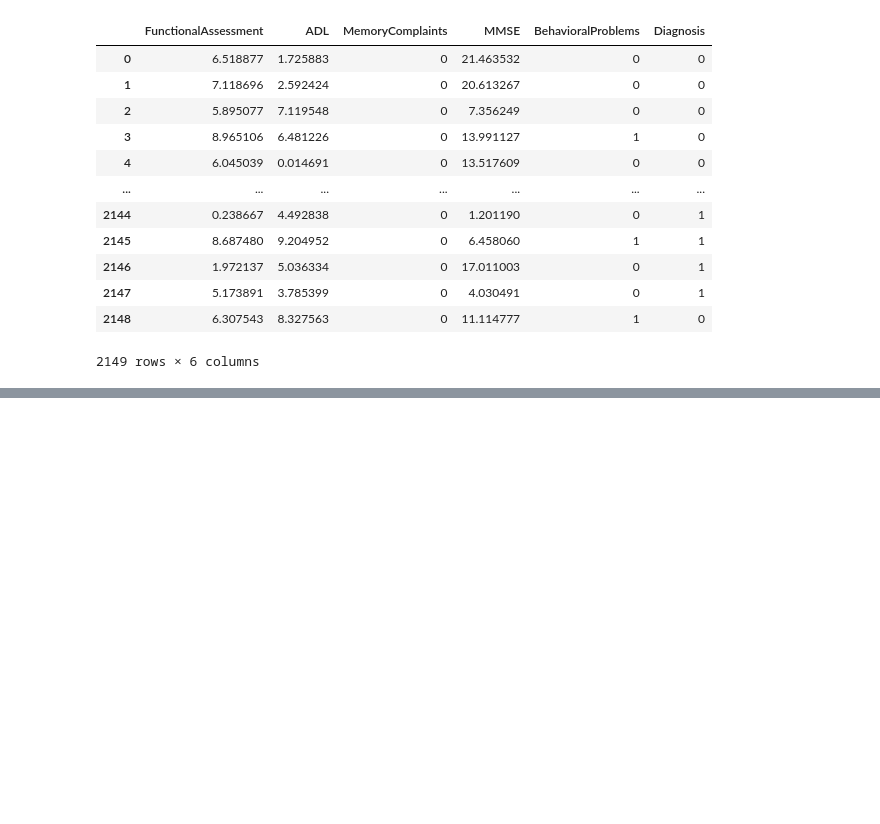
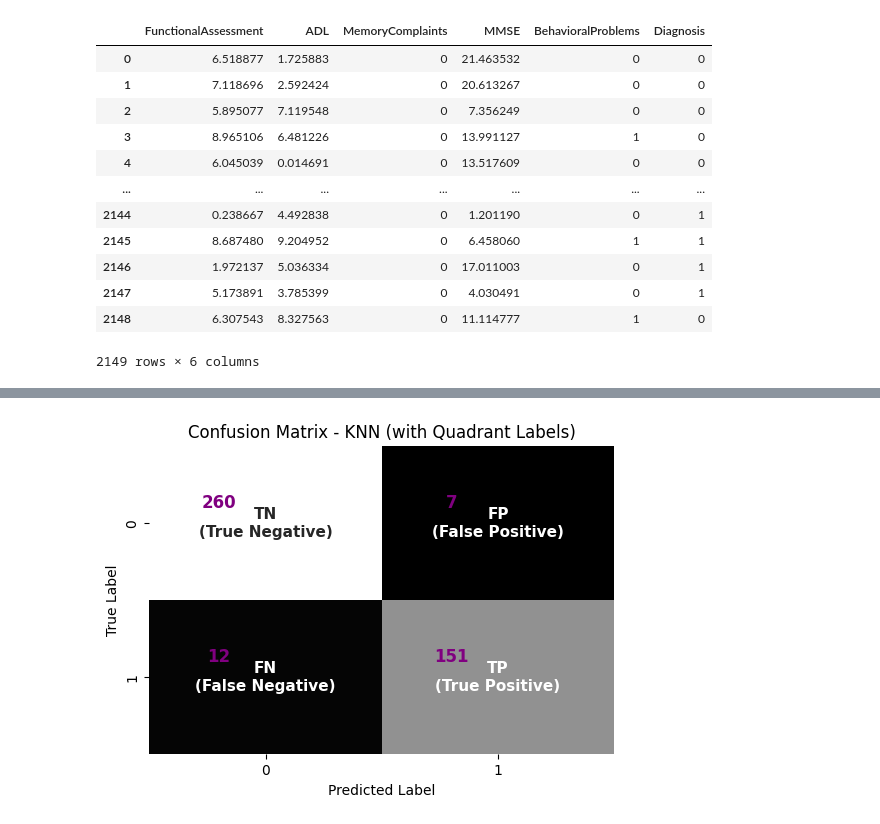
Before and after one commit to juliaalcribeiro/project_w7, a Jupyter notebook: notebook/knn.ipynb, the cells around one changed output, grey strips where cells are left out. Drawn from its saved outputs; the diff is of its cells as text; code cells hidden in the pictures; blank space fills up the shorter version.

```diff
--- a/notebook/knn.ipynb
+++ b/notebook/knn.ipynb
@@ -124,0 +87,73 @@ The accuracy of the model is  85.81%
+# %%
+# 3. Separate features and target
+X = df.drop(columns=["Diagnosis"])
+y = df["Diagnosis"]
+# 4. Split data into training (80%) and testing (20%)
+X_train, X_test, y_train, y_test = train_test_split(
+    X, y, test_size=0.2, random_state=0
+)
+# 5. Standardize features (important for KNN)
+scaler = StandardScaler()
+X_train_scaled = scaler.fit_transform(X_train)
+X_test_scaled = scaler.transform(X_test)
+# ================================================
+# STEP 1 — Cross-Validation (5 folds)
+# ================================================
+# Initialize a simple KNN model
+knn = KNeighborsClassifier(n_neighbors=5)
+# Perform 5-fold cross-validation
+cv_scores = cross_val_score(knn, X_train_scaled, y_train, cv=5)
+print("Cross-Validation Scores:", cv_scores)
+print("Mean CV Accuracy:", cv_scores.mean())
+# ================================================
+# STEP 2 — Grid Search for Hyperparameter Optimization
+# ================================================
+# Define parameter grid
+param_grid = {
+    'n_neighbors': range(3, 21),         # number of neighbors
+    'weights': ['uniform', 'distance'],  # how to weight neighbors
+    'metric': ['euclidean', 'manhattan'] # distance metrics
+}
+# Configure Grid Search with 5-fold CV
+grid = GridSearchCV(
+    KNeighborsClassifier(),
+    param_grid,
+    cv=5,
+    scoring='accuracy',
+    n_jobs=-1,
+    verbose=1
+)
+# Train Grid Search
+grid.fit(X_train_scaled, y_train)
+# Display best parameters and best CV score
+print("\nBest Parameters Found:", grid.best_params_)
+print("Best Cross-Validation Accuracy:", grid.best_score_)
+# ================================================
+# STEP 3 — Evaluate Tuned Model on Test Set
+# ================================================
+# Retrieve best model
+best_knn = grid.best_estimator_
+# Predict on test data
+y_pred = best_knn.predict(X_test_scaled)
+# Evaluate performance
+print("\nTest Accuracy:", accuracy_score(y_test, y_pred))
+print("\nClassification Report:\n", classification_report(y_test, y_pred))
+
+# Generate confusion matrix
+cm = confusion_matrix(y_test, y_pred)
+# Create labeled annotations for each cell
+labels = [
+    ["TN\n(True Negative)", "FP\n(False Positive)"],
+    ["FN\n(False Negative)", "TP\n(True Positive)"]
+]
+plt.figure(figsize=(6,4))
+sns.heatmap(cm, annot=labels, fmt='', cmap="grey", cbar=False, annot_kws={"fontsize":11, "weight":"bold"})
+plt.title("Confusion Matrix - KNN (with Quadrant Labels)")
+plt.xlabel("Predicted Label")
+plt.ylabel("True Label")
+# Optional: Show numeric values on top of text
+for i in range(2):
+    for j in range(2):
+        plt.text(j + 0.3, i + 0.3, f"\n{cm[i, j]}", color="purple", ha='center', va='center', fontsize=12, weight="bold")
+plt.show()
+# %% [output]
@@ -124,0 +178 @@ The accuracy of the model is  85.81%
+[figure, added]
```
Also changed, not shown: parts of 12 cells of this notebook, 6 other files.
